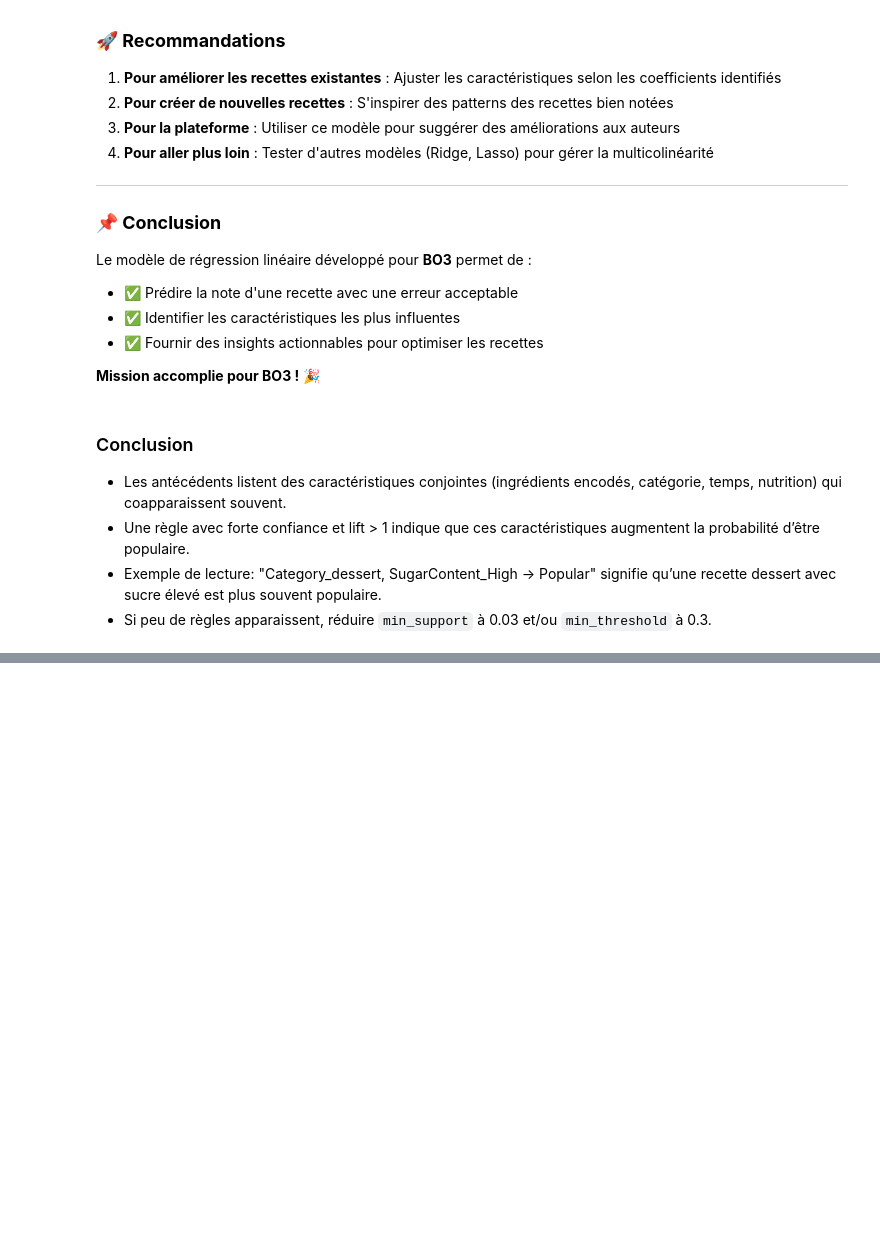
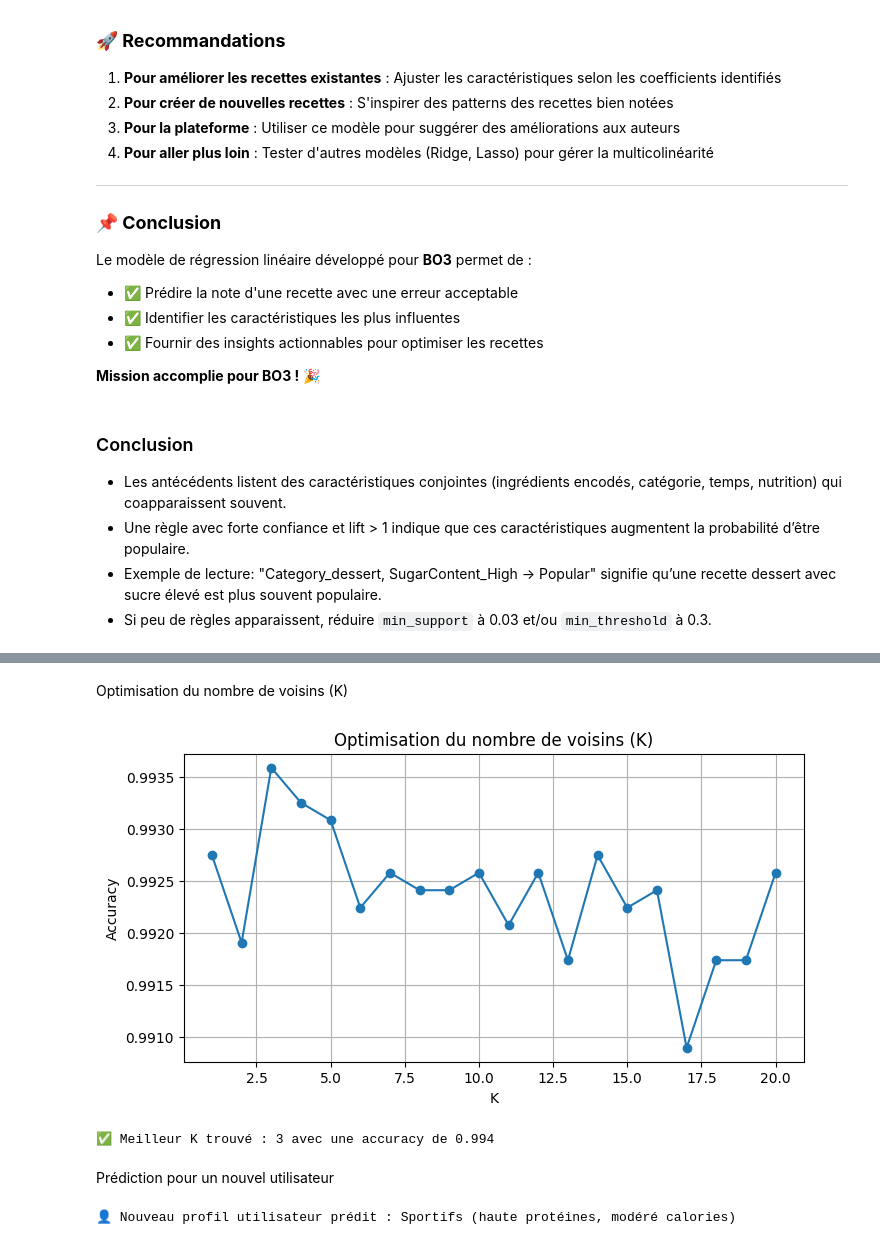
Before and after one commit to louaycodes/ProjetMachineLearning4Arctic, a Jupyter notebook: projetML.ipynb, the cells around one changed output, grey strips where cells are left out. Drawn from its saved outputs; the diff is of its cells as text; code cells hidden in the pictures; blank space fills up the shorter version.

```diff
--- a/projetML.ipynb
+++ b/projetML.ipynb
@@ -1578,0 +1841,43 @@ Le modèle de régression linéaire développé pour **BO3** permet de :
+# %% [markdown]
+Optimisation du nombre de voisins (K)
+# %%
+accuracies = []
+k_range = range(1, 21)
+
+for k in k_range:
+    knn_temp = KNeighborsClassifier(n_neighbors=k)
+    knn_temp.fit(X_train_scaled, y_train)
+    accuracies.append(knn_temp.score(X_test_scaled, y_test))
+
+plt.figure(figsize=(8, 4))
+plt.plot(k_range, accuracies, marker='o')
+plt.title('Optimisation du nombre de voisins (K)')
+plt.xlabel('K')
+plt.ylabel('Accuracy')
+plt.grid(True)
+plt.show()
+
+optimal_k = k_range[accuracies.index(max(accuracies))]
+print(f"✅ Meilleur K trouvé : {optimal_k} avec une accuracy de {max(accuracies):.3f}")
+# %% [output]
+[figure, added]
+✅ Meilleur K trouvé : 3 avec une accuracy de 0.994
+# %% [markdown]
+Prédiction pour un nouvel utilisateur
+# %%
+import pandas as pd
+
+new_user = pd.DataFrame({
+    'Avg_Rating': [4.5],
+    'Avg_Calories': [450],
+    'Avg_Protein': [40],
+    'Avg_Fat': [15],
+    'Avg_Sugar': [10],
+    'Review_Count': [12]
+})
+
+new_user_scaled = scaler.transform(new_user)
+predicted_profile = label_encoder.inverse_transform(knn.predict(new_user_scaled))
+print(f"👤 Nouveau profil utilisateur prédit : {predicted_profile[0]}")
+# %% [output]
+👤 Nouveau profil utilisateur prédit : Sportifs (haute protéines, modéré calories)
```
Also changed, not shown: parts of 28 cells of this notebook.
